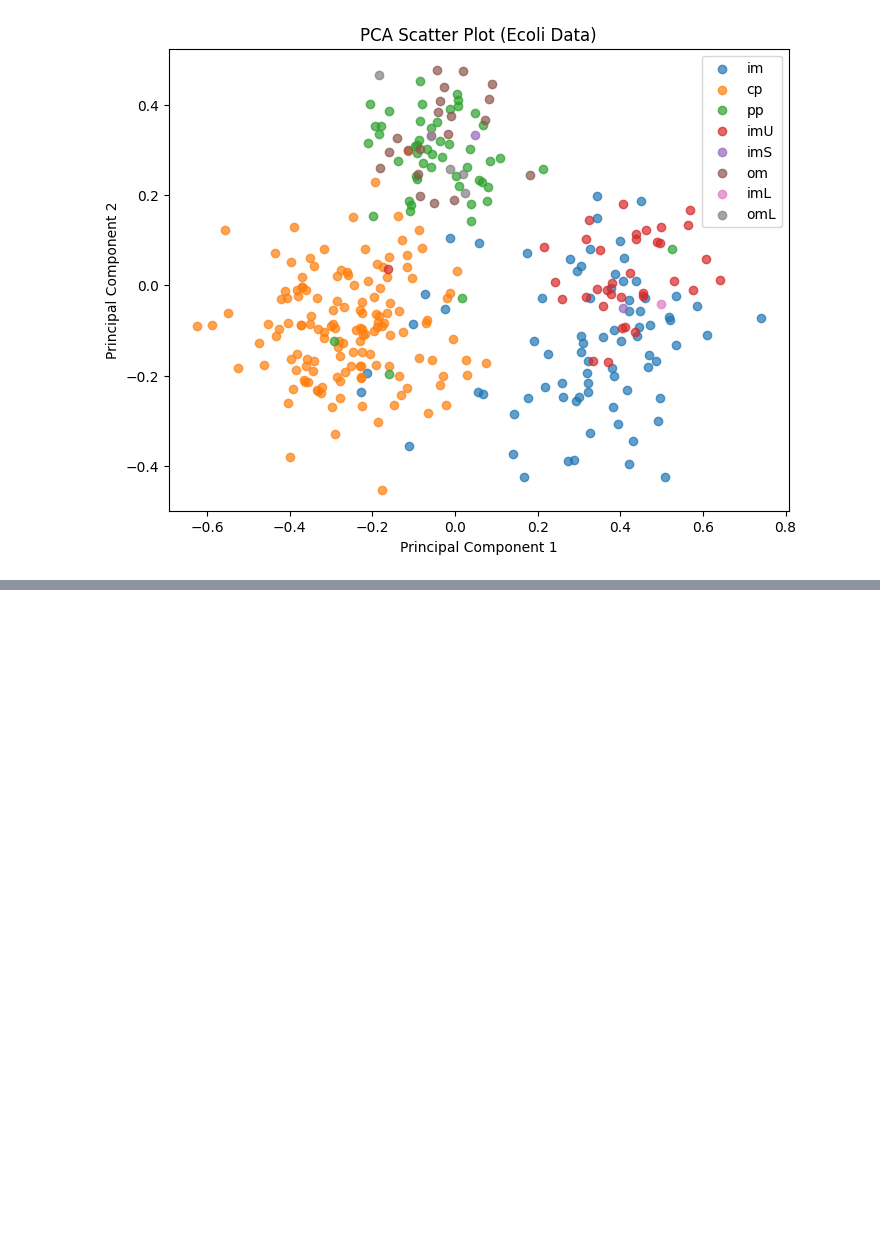
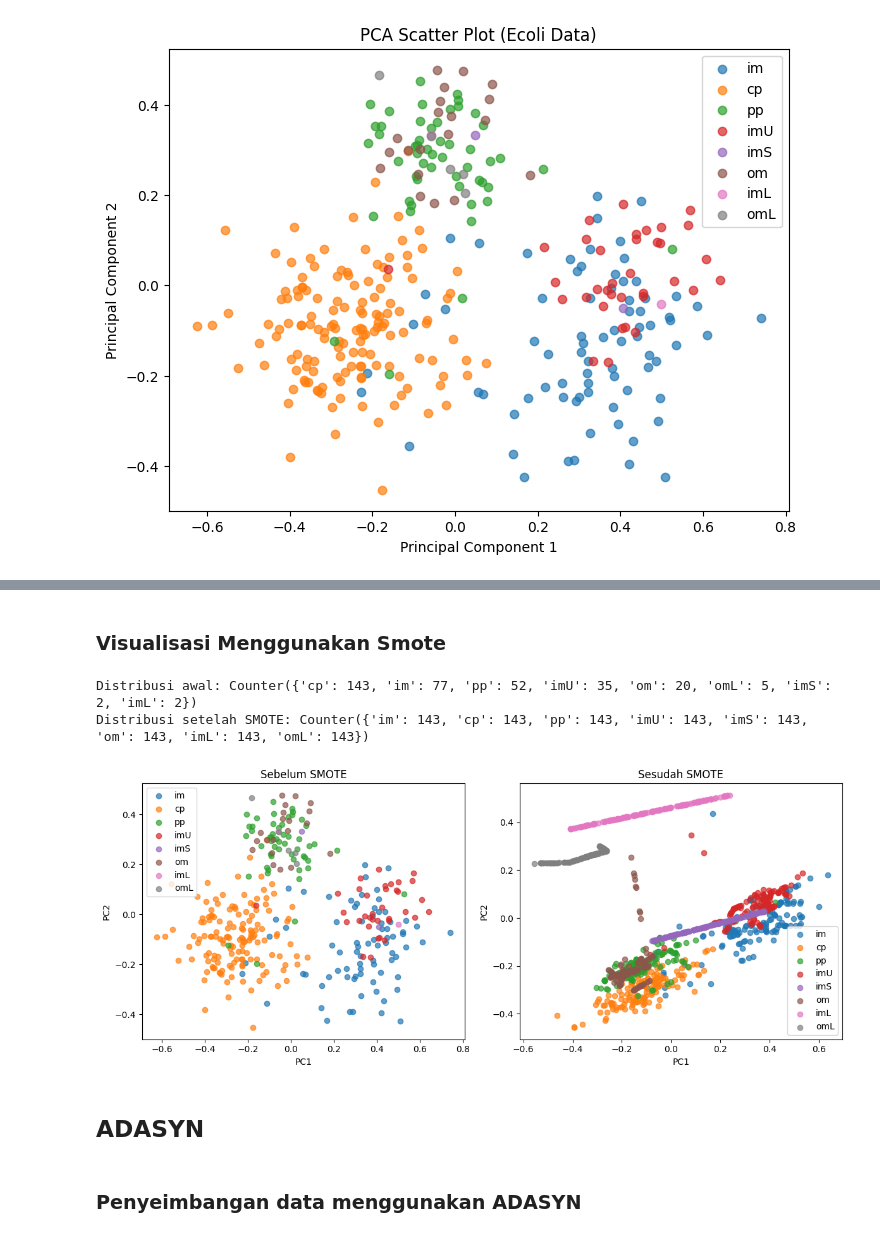
Before and after one commit to IlhamGd/PSD, a Jupyter notebook: _sources/preprocessing-Ecoli.ipynb, the cells around one changed output, grey strips where cells are left out. Saved outputs shown, nothing was run; the diff lists cells and outputs as text; code cells hidden in the pictures; blank space fills up the shorter version.

```diff
--- a/_sources/preprocessing-Ecoli.ipynb
+++ b/_sources/preprocessing-Ecoli.ipynb
@@ -109,0 +150,62 @@ plt.show()
+# %% [markdown]
+### Visualisasi Menggunakan Smote
+# %%
+import pandas as pd
+from imblearn.over_sampling import SMOTE
+from collections import Counter
+from sklearn.decomposition import PCA
+import matplotlib.pyplot as plt
+
+# Misalnya df sudah ada (hasil query MySQL)
+X = df.drop(columns=["Sequence", "class"])
+y = df["class"]
+
+# Pastikan numerik
+X = X.apply(pd.to_numeric, errors="coerce").fillna(0)
+
+# Distribusi awal
+print("Distribusi awal:", Counter(y))
+
+# --- SMOTE ---
+smote = SMOTE(random_state=42, k_neighbors=1)  # k_neighbors disesuaikan dataset
+X_res, y_res = smote.fit_resample(X, y)
+
+print("Distribusi setelah SMOTE:", Counter(y_res))
+
+# --- PCA untuk visualisasi ---
+pca = PCA(n_components=2)
+X_pca_before = pca.fit_transform(X)
+X_pca_after = pca.fit_transform(X_res)
+
+# --- Plot sebelum SMOTE ---
+plt.figure(figsize=(12,5))
+
+plt.subplot(1,2,1)
+for c in pd.Series(y).unique():
+    subset = X_pca_before[pd.Series(y)==c]
+    plt.scatter(subset[:,0], subset[:,1], label=c, alpha=0.7)
+plt.title("Sebelum SMOTE")
+plt.xlabel("PC1")
+plt.ylabel("PC2")
+plt.legend()
+
+# --- Plot sesudah SMOTE ---
+plt.subplot(1,2,2)
+for c in pd.Series(y_res).unique():
+    subset = X_pca_after[pd.Series(y_res)==c]
+    plt.scatter(subset[:,0], subset[:,1], label=c, alpha=0.7)
+plt.title("Sesudah SMOTE")
+plt.xlabel("PC1")
+plt.ylabel("PC2")
+plt.legend()
+
+plt.tight_layout()
+plt.show()
+# %% [output]
+Distribusi awal: Counter({'cp': 143, 'im': 77, 'pp': 52, 'imU': 35, 'om': 20, 'omL': 5, 'imS': 2, 'imL': 2})
+Distribusi setelah SMOTE: Counter({'im': 143, 'cp': 143, 'pp': 143, 'imU': 143, 'imS': 143, 'om': 143, 'imL': 143, 'omL': 143})
+[figure, added]
+# %% [markdown]
+## ADASYN
+# %% [markdown]
+### Penyeimbangan data menggunakan ADASYN
```
Also changed, not shown: parts of 15 cells of this notebook, 10 other files.
